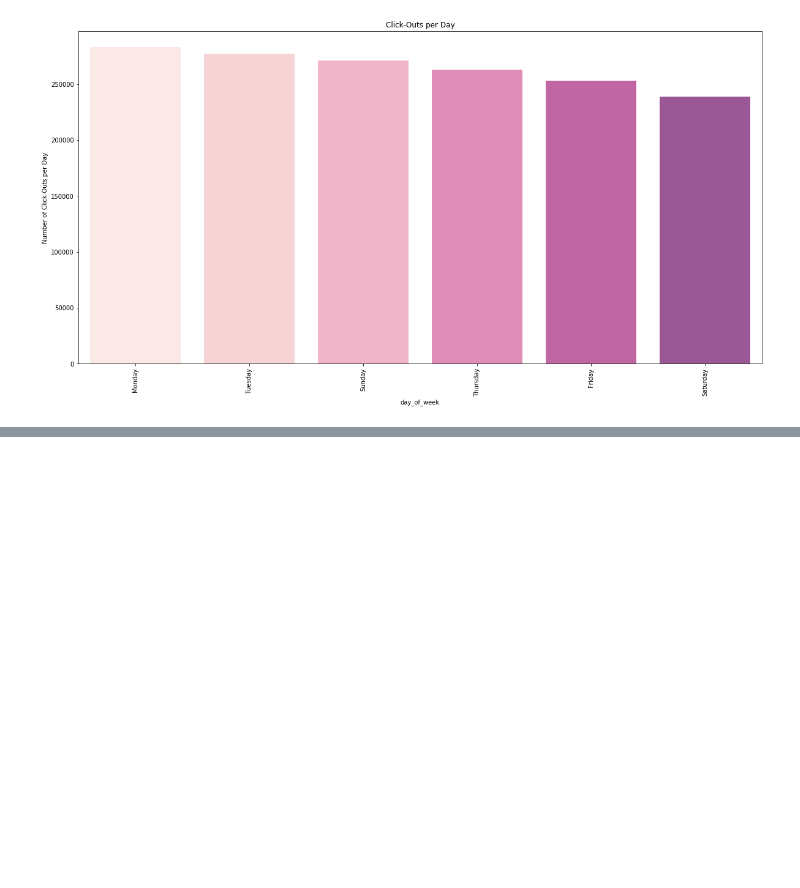
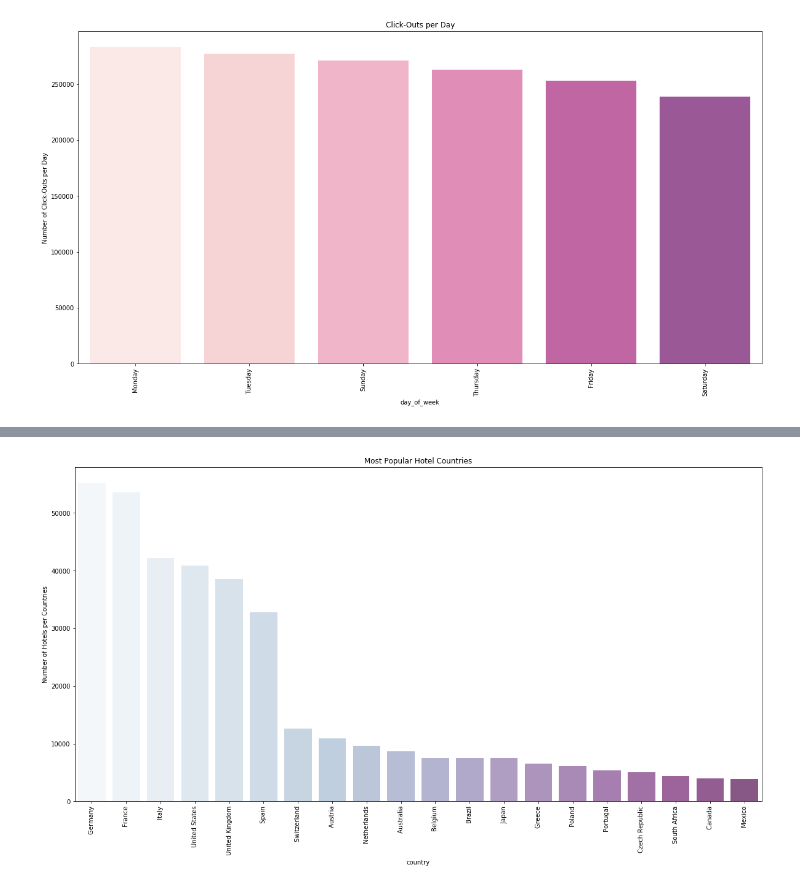
Before and after one commit to fpleoni/where_do_we_go_from_here, a Jupyter notebook: jupyter_notebooks/exploratory_data_analysis.ipynb, the cells around one changed output, grey strips where cells are left out. Saved outputs shown, nothing was run; the diff lists cells and outputs as text; code cells hidden in the pictures; blank space fills up the shorter version.

```diff
--- a/jupyter_notebooks/exploratory_data_analysis.ipynb
+++ b/jupyter_notebooks/exploratory_data_analysis.ipynb
@@ -436,0 +385,10 @@ plt.show()
+# %%
+# Country Countplot
+plt.figure(figsize = (20, 10))
+sns.countplot(hotels_df["country"], alpha = .70, palette = "BuPu", order = hotels_df.country.value_counts().iloc[:20].index)
+plt.title("Most Popular Hotel Countries")
+plt.xticks(rotation = "vertical")
+plt.ylabel("Number of Hotels per Countries")
+plt.show()
+# %% [output]
+[figure, added]
```
Also changed, not shown: parts of 18 cells of this notebook, 2 other files.
